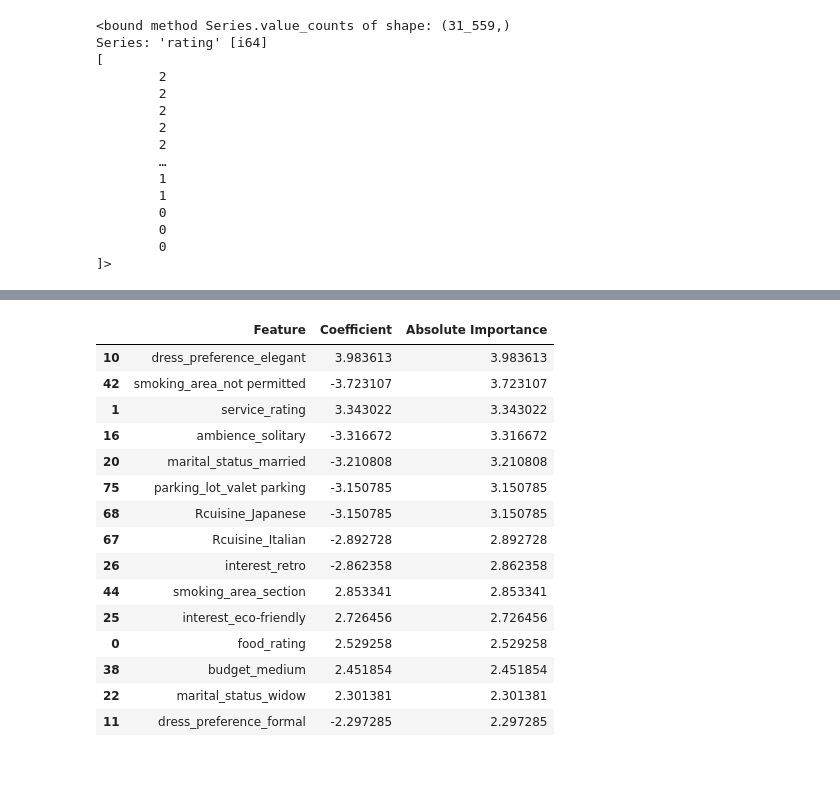
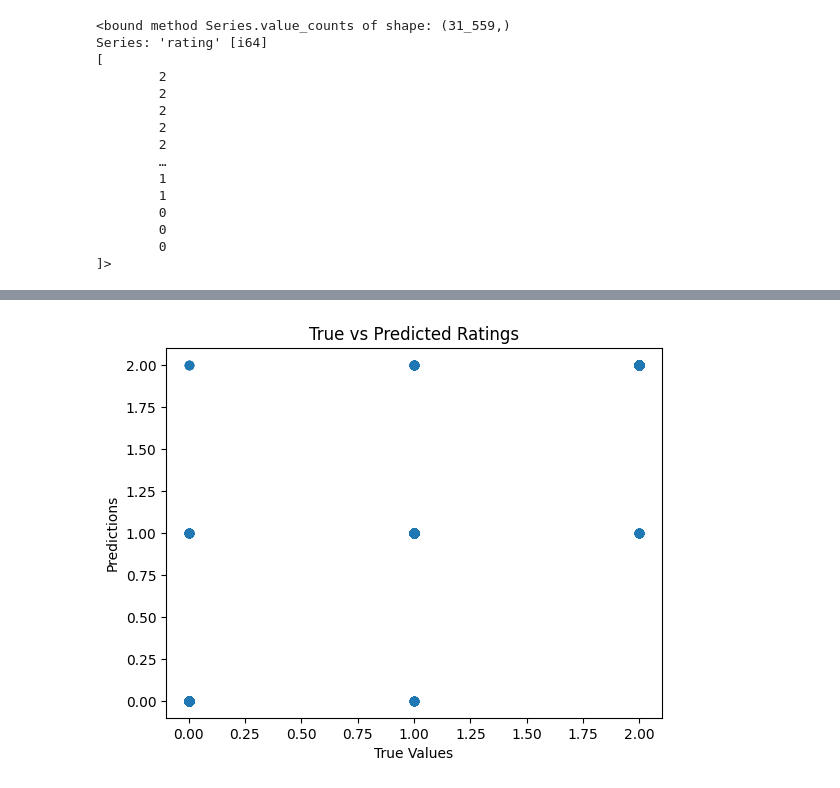
Before and after one commit to laurenally28/mktg3501project, a Jupyter notebook: main.ipynb, the cells around one changed output, grey strips where cells are left out. Drawn from its saved outputs; the diff is of its cells as text; code cells hidden in the pictures.

```diff
--- a/main.ipynb
+++ b/main.ipynb
@@ -548,9 +548,11 @@ drop_cols = [
     "userID", "placeID", "rating", "name", "country",
     "binary_rating"
 ]
-feature_cols = [col for col in df_pl.columns if col not in drop_cols]
+feature_cols = [col for col in df_pl.columns if col not in drop_cols + ["rating"]]
 
-df_pd = df_pl.select(feature_cols + ["binary_rating"]).to_pandas()
+# 3. Convert Polars to Pandas for sklearn
+df_pd = df_pl.select(feature_cols + ["rating"]).to_pandas()
 
+# 4. Drop rows with missing values
 df_pd = df_pd.dropna()
 # %%
@@ -607,3 +619,11 @@ plt.show()
+# %%
+plt.scatter(y_test, y_pred)
+plt.xlabel("True Values")
+plt.ylabel("Predictions")
+plt.title("True vs Predicted Ratings")
+plt.show()
+# %% [output]
+[figure, added]
 # %%
 logreg = pipeline.named_steps["classifier"]
 
@@ -627,20 +647,4 @@ feature_importance_df = pd.DataFrame({
 # %%
 # Display top features
-feature_importance_df.head(15)
+last_10 = feature_importance_df.tail(10)
+top_10 = feature_importance_df.head(10)
-# %% [output]
-|  | Feature | Coefficient | Absolute Importance |
-| 10 | dress_preference_elegant | 3.983613 | 3.983613 |
-| 42 | smoking_area_not permitted | -3.723107 | 3.723107 |
-| 1 | service_rating | 3.343022 | 3.343022 |
-| 16 | ambience_solitary | -3.316672 | 3.316672 |
-| 20 | marital_status_married | -3.210808 | 3.210808 |
-| 75 | parking_lot_valet parking | -3.150785 | 3.150785 |
-| 68 | Rcuisine_Japanese | -3.150785 | 3.150785 |
-| 67 | Rcuisine_Italian | -2.892728 | 2.892728 |
-| 26 | interest_retro | -2.862358 | 2.862358 |
-| 44 | smoking_area_section | 2.853341 | 2.853341 |
-| 25 | interest_eco-friendly | 2.726456 | 2.726456 |
-| 0 | food_rating | 2.529258 | 2.529258 |
-| 38 | budget_medium | 2.451854 | 2.451854 |
-| 22 | marital_status_widow | 2.301381 | 2.301381 |
-| 11 | dress_preference_formal | -2.297285 | 2.297285 |
```
Also changed, not shown: parts of 8 cells of this notebook, 1 other file.
